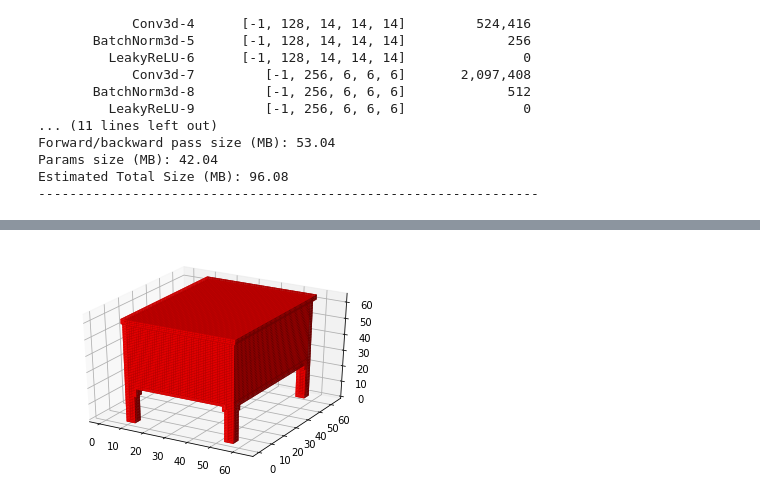
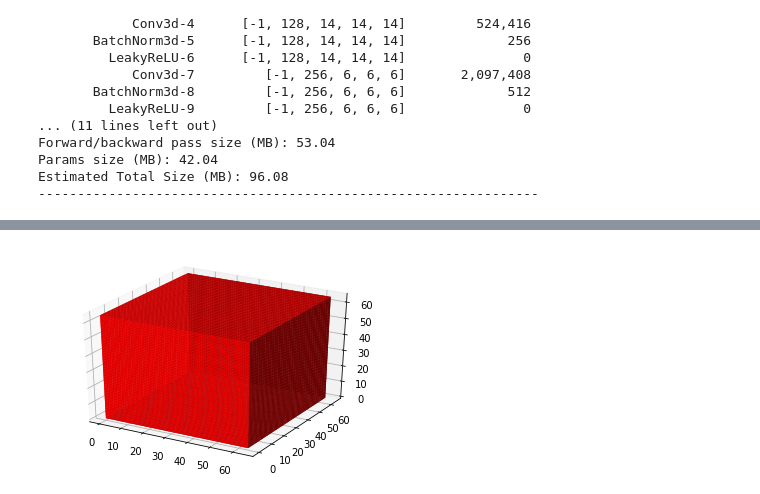
Before and after one commit to SomTambe/modelzoo, a Jupyter notebook: 3d-gan/3d_gan_project.ipynb, the cells around one changed output, grey strips where cells are left out. Cells and saved outputs as stored; diff of their text form; code cells hidden in the pictures.

```diff
--- a/3d-gan/3d_gan_project.ipynb
+++ b/3d-gan/3d_gan_project.ipynb
@@ -362,0 +201,8 @@ dat.shape
+# %%
+num_epochs=10
+d_optimizer=optim.Adam(D_.parameters(),lr=0.00001,betas=(0.5,0.999))
+g_optimizer=optim.Adam(G_.parameters(),lr=0.0025,betas=(0.5,0.999))
+g_losses=[]
+d_losses=[]
+models=[]
+criterion=nn.BCELoss()
@@ -362,0 +238,32 @@ dat.shape
+# %%
+import time
+G_.train()
+D_.train()
+prev_acc=0.5
+for epoch in range(num_epochs):
+    start=time.time()
+    running_g_error=0.0
+    running_d_error=0.0
+    for data in tqdm(data_loader):
+        mods=data.to(device).float()
+        fake_data=G_(noise(batchsize,in_vect_size,device)).detach()
+        real_data=mods
+        d_error,prev_acc=train_discriminator(d_optimizer,real_data,fake_data,prev_acc,device)
+        print(prev_acc)
+        running_d_error+=d_error
+        fake_data_1=G_(noise(batchsize,in_vect_size,device))
+        running_g_error+=train_generator(g_optimizer,fake_data_1,device)
+        del mods
+        del real_data
+        del fake_data
+        del fake_data_1
+    g_losses.append(running_g_error/32)
+    d_losses.append(running_d_error/32)
+    if epoch in [0,1,2,3,4,5,6,7,8,9]:
+        fig = plt.figure()
+        ax = fig.gca(projection='3d')
+        ax.voxels(G_(noise(1,in_vect_size,device)).squeeze().detach().cpu().numpy(),facecolors='red')
+        fig.savefig('fig{0}.png'.format(epoch+1))
+        plt.close()
+    print("Epoch: ",epoch+1," G_loss=",running_g_error.item(),' D_loss=',running_d_error.item(),' time elapsed=',(time.time()-start)/60.0)
+    torch.cuda.empty_cache()
@@ -363,7 +289,8 @@ dat.shape
 # %%
 fig = plt.figure()
 ax = fig.gca(projection='3d')
-ax.voxels(model.data,facecolors='red')
+ax.voxels(G_(noise(1,in_vect_size,device)).squeeze().detach().cpu().numpy(),facecolors='red')
+fig.savefig('fig{0}.png'.format(epoch+1))
 plt.show()
 # %% [output]
-[figure, old version]
+[figure, new version]
```
Also changed, not shown: parts of 9 cells of this notebook, 1 other file.
